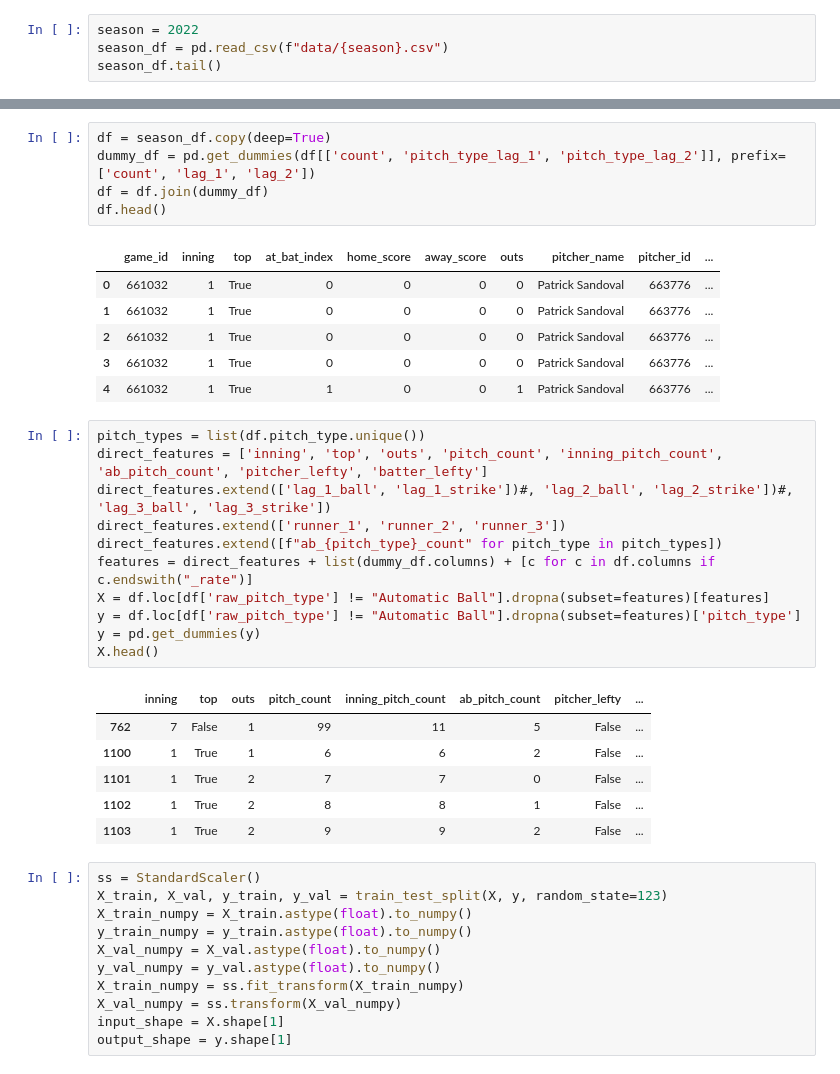
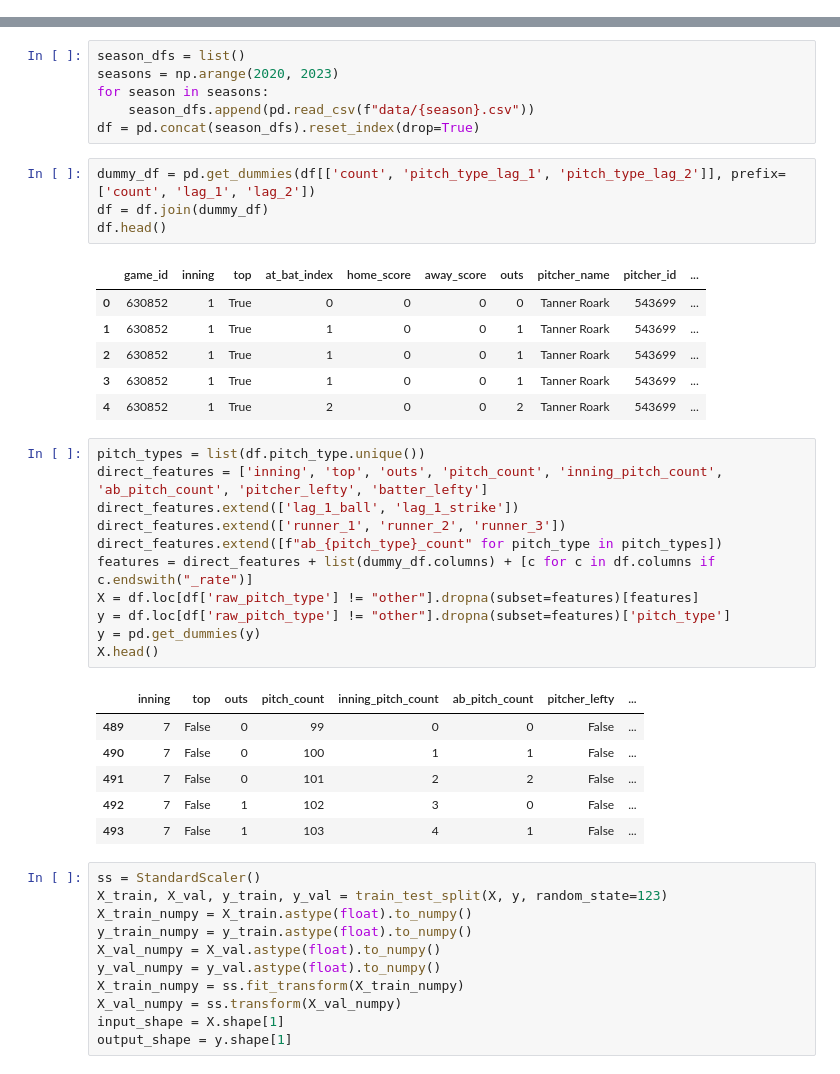
Before and after one commit to dafriedman97/pitchcast, a Jupyter notebook: model.ipynb, the cells around one changed output, grey strips where cells are left out. Drawn from its saved outputs; the diff is of its cells as text.

```diff
--- a/model.ipynb
+++ b/model.ipynb
@@ -37,4 +17,0 @@ pd.set_option("display.max_columns", 100)
-# %%
-season = 2022
-season_df = pd.read_csv(f"data/{season}.csv")
-season_df.tail()
@@ -48,33 +18,38 @@ season_df.tail()
+# %%
+season_dfs = list()
+seasons = np.arange(2020, 2023)
+for season in seasons:
+    season_dfs.append(pd.read_csv(f"data/{season}.csv"))
+df = pd.concat(season_dfs).reset_index(drop=True)
 # %%
-df = season_df.copy(deep=True)
 dummy_df = pd.get_dummies(df[['count', 'pitch_type_lag_1', 'pitch_type_lag_2']], prefix=['count', 'lag_1', 'lag_2'])
 df = df.join(dummy_df)
 df.head()
 # %% [output]
 |  | game_id | inning | top | at_bat_index | home_score | away_score | outs | pitcher_name | pitcher_id | ... |
-| 0 | 661032 | 1 | True | 0 | 0 | 0 | 0 | Patrick Sandoval | 663776 | ... |
-| 1 | 661032 | 1 | True | 0 | 0 | 0 | 0 | Patrick Sandoval | 663776 | ... |
-| 2 | 661032 | 1 | True | 0 | 0 | 0 | 0 | Patrick Sandoval | 663776 | ... |
-| 3 | 661032 | 1 | True | 0 | 0 | 0 | 0 | Patrick Sandoval | 663776 | ... |
-| 4 | 661032 | 1 | True | 1 | 0 | 0 | 1 | Patrick Sandoval | 663776 | ... |
+| 0 | 630852 | 1 | True | 0 | 0 | 0 | 0 | Tanner Roark | 543699 | ... |
+| 1 | 630852 | 1 | True | 1 | 0 | 0 | 1 | Tanner Roark | 543699 | ... |
+| 2 | 630852 | 1 | True | 1 | 0 | 0 | 1 | Tanner Roark | 543699 | ... |
+| 3 | 630852 | 1 | True | 1 | 0 | 0 | 1 | Tanner Roark | 543699 | ... |
+| 4 | 630852 | 1 | True | 2 | 0 | 0 | 2 | Tanner Roark | 543699 | ... |
 # %%
 pitch_types = list(df.pitch_type.unique())
 direct_features = ['inning', 'top', 'outs', 'pitch_count', 'inning_pitch_count', 'ab_pitch_count', 'pitcher_lefty', 'batter_lefty']
-direct_features.extend(['lag_1_ball', 'lag_1_strike'])#, 'lag_2_ball', 'lag_2_strike'])#, 'lag_3_ball', 'lag_3_strike'])
+direct_features.extend(['lag_1_ball', 'lag_1_strike'])
 direct_features.extend(['runner_1', 'runner_2', 'runner_3'])
 direct_features.extend([f"ab_{pitch_type}_count" for pitch_type in pitch_types])
 features = direct_features + list(dummy_df.columns) + [c for c in df.columns if c.endswith("_rate")]
-X = df.loc[df['raw_pitch_type'] != "Automatic Ball"].dropna(subset=features)[features]
-y = df.loc[df['raw_pitch_type'] != "Automatic Ball"].dropna(subset=features)['pitch_type']
+X = df.loc[df['raw_pitch_type'] != "other"].dropna(subset=features)[features]
+y = df.loc[df['raw_pitch_type'] != "other"].dropna(subset=features)['pitch_type']
 y = pd.get_dummies(y)
 X.head()
 # %% [output]
 |  | inning | top | outs | pitch_count | inning_pitch_count | ab_pitch_count | pitcher_lefty | ... |
-| 762 | 7 | False | 1 | 99 | 11 | 5 | False | ... |
-| 1100 | 1 | True | 1 | 6 | 6 | 2 | False | ... |
-| 1101 | 1 | True | 2 | 7 | 7 | 0 | False | ... |
-| 1102 | 1 | True | 2 | 8 | 8 | 1 | False | ... |
-| 1103 | 1 | True | 2 | 9 | 9 | 2 | False | ... |
+| 489 | 7 | False | 0 | 99 | 0 | 0 | False | ... |
+| 490 | 7 | False | 0 | 100 | 1 | 1 | False | ... |
+| 491 | 7 | False | 0 | 101 | 2 | 2 | False | ... |
+| 492 | 7 | False | 1 | 102 | 3 | 0 | False | ... |
+| 493 | 7 | False | 1 | 103 | 4 | 1 | False | ... |
 # %%
 ss = StandardScaler()
 X_train, X_val, y_train, y_val = train_test_split(X, y, random_state=123)
```
Also changed, not shown: parts of 26 cells of this notebook, 3 other files.
